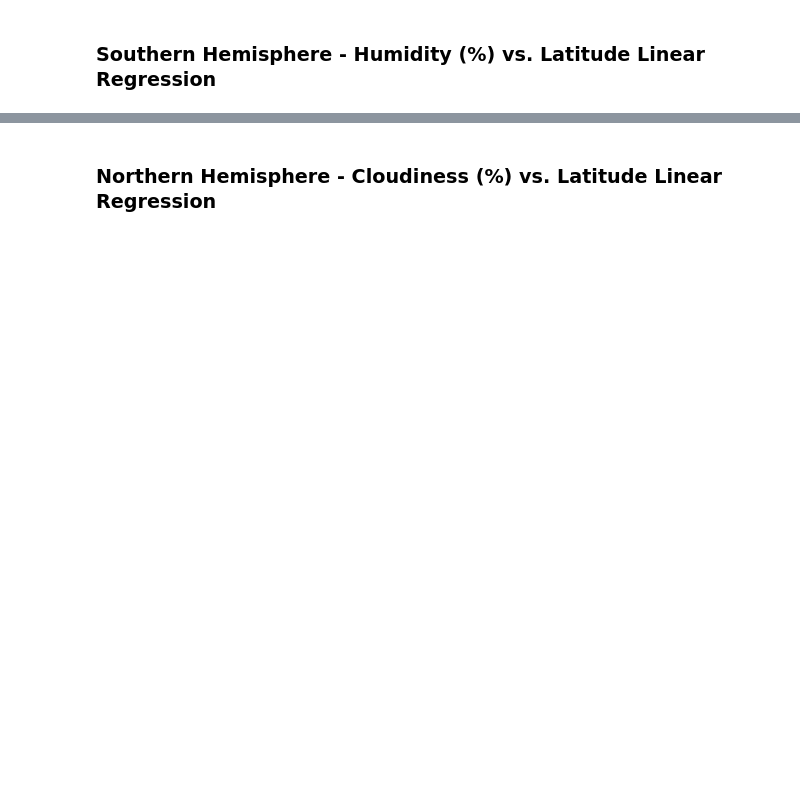
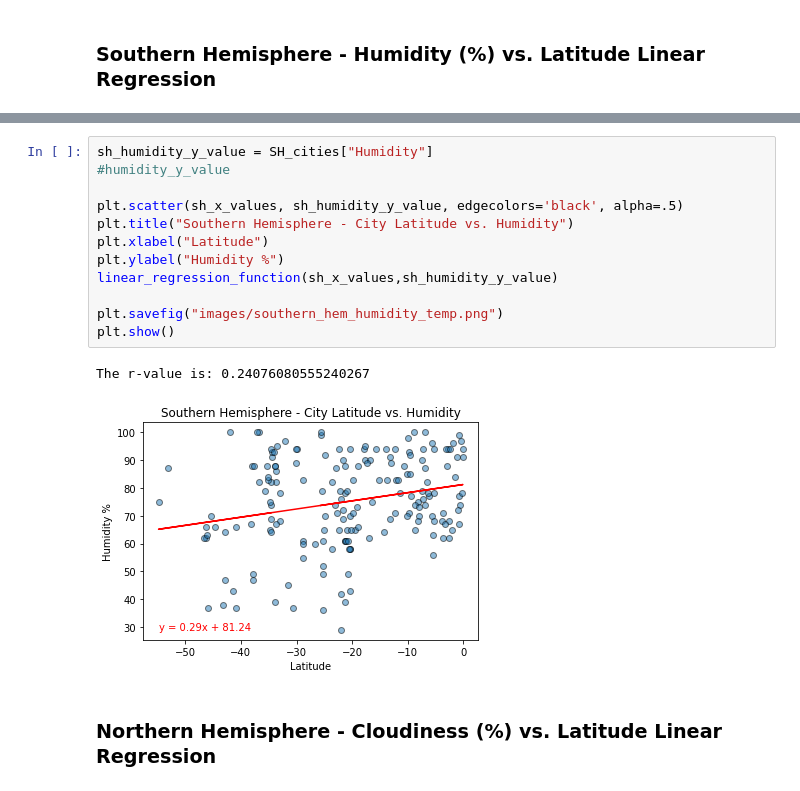
Before and after one commit to sir-omoreno/python-api-challenge, a Jupyter notebook: WeatherPy.ipynb, the cells around one changed output, grey strips where cells are left out. Drawn from its saved outputs; the diff is of its cells as text; blank space fills up the shorter version.

```diff
--- a/WeatherPy.ipynb
+++ b/WeatherPy.ipynb
@@ -418,2 +415,17 @@ The r-value is: 0.014985174297345524
+# %%
+sh_humidity_y_value = SH_cities["Humidity"]
+#humidity_y_value
+
+plt.scatter(sh_x_values, sh_humidity_y_value, edgecolors='black', alpha=.5)
+plt.title("Southern Hemisphere - City Latitude vs. Humidity")
+plt.xlabel("Latitude")
+plt.ylabel("Humidity %")
+linear_regression_function(sh_x_values,sh_humidity_y_value)
+
+plt.savefig("images/southern_hem_humidity_temp.png")
+plt.show()
+# %% [output]
+The r-value is: 0.24076080555240267
+[figure, added]
 # %% [markdown]
 ###  Northern Hemisphere - Cloudiness (%) vs. Latitude Linear Regression
```
Also changed, not shown: parts of 8 cells of this notebook, 5 other files.
